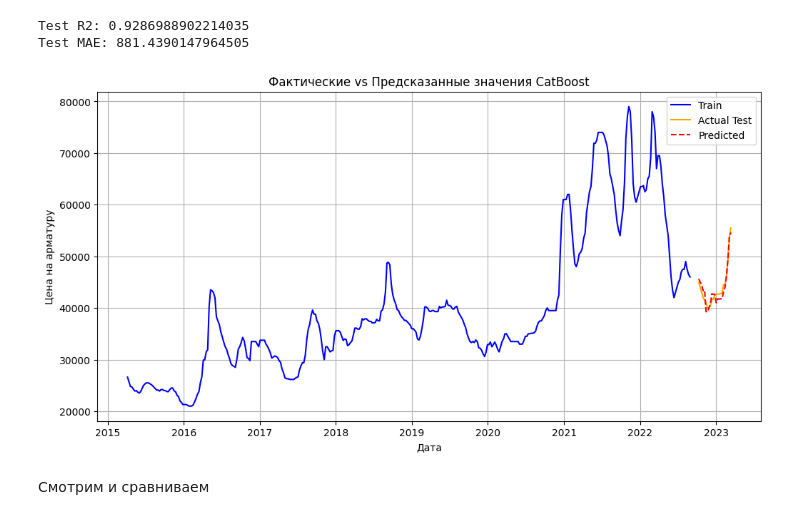
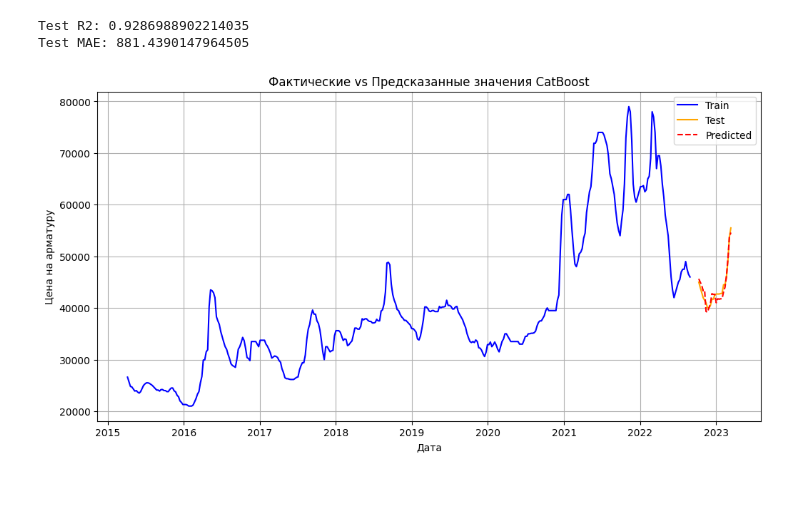
Before and after one commit to pogodaa/tretiy_intensiv, a Jupyter notebook: main.ipynb, the cells around one changed output. Drawn from its saved outputs; the diff is of its cells as text; code cells hidden in the pictures; blank space fills up the shorter version.

```diff
--- a/main.ipynb
+++ b/main.ipynb
@@ -250,15 +247,13 @@ Test MAE: 881.4390147964505
 # %%
 plt.figure(figsize=(12, 6))
 plt.plot(train['dt'], y, label='Train', color='blue')  # фактические значения для обучения
-plt.plot(test['dt'], y_test, label='Actual Test', color='orange')  # фактические значения для тестирования
+plt.plot(test['dt'], y_test, label='Test', color='orange')  # фактические значения для тестирования
 plt.plot(test['dt'], y_pred, label='Predicted', color='red', linestyle='dashed')  # предсказанные значения
 plt.xlabel('Дата')
 plt.ylabel('Цена на арматуру')
 plt.title('Фактические vs Предсказанные значения CatBoost')
 plt.legend()
 plt.grid()
 plt.show()
 # %% [output]
-[figure, old version]
+[figure, new version]
-# %% [markdown]
-Смотрим и сравниваем
```
Also changed, not shown: parts of 9 cells of this notebook, 3 other files.
